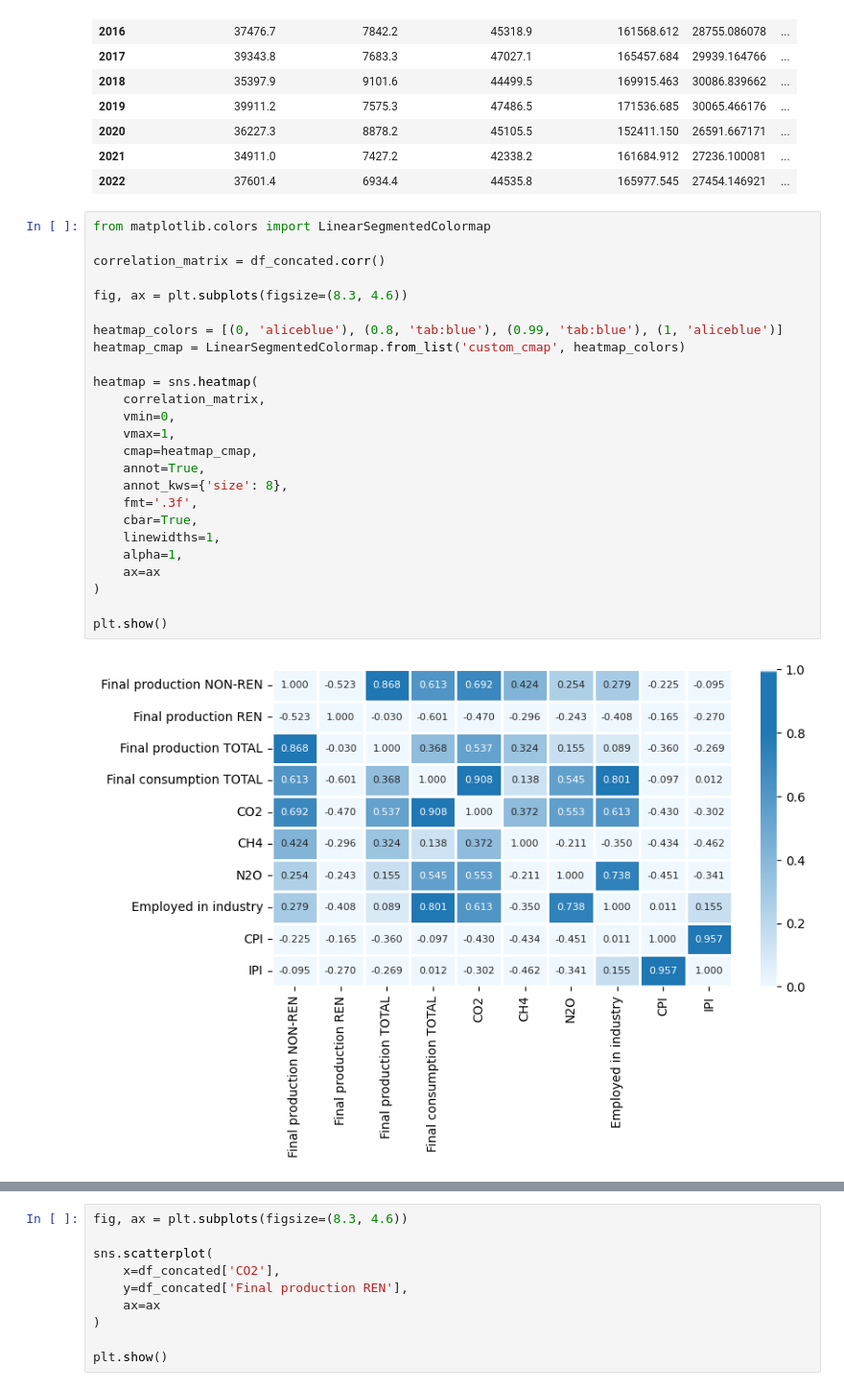
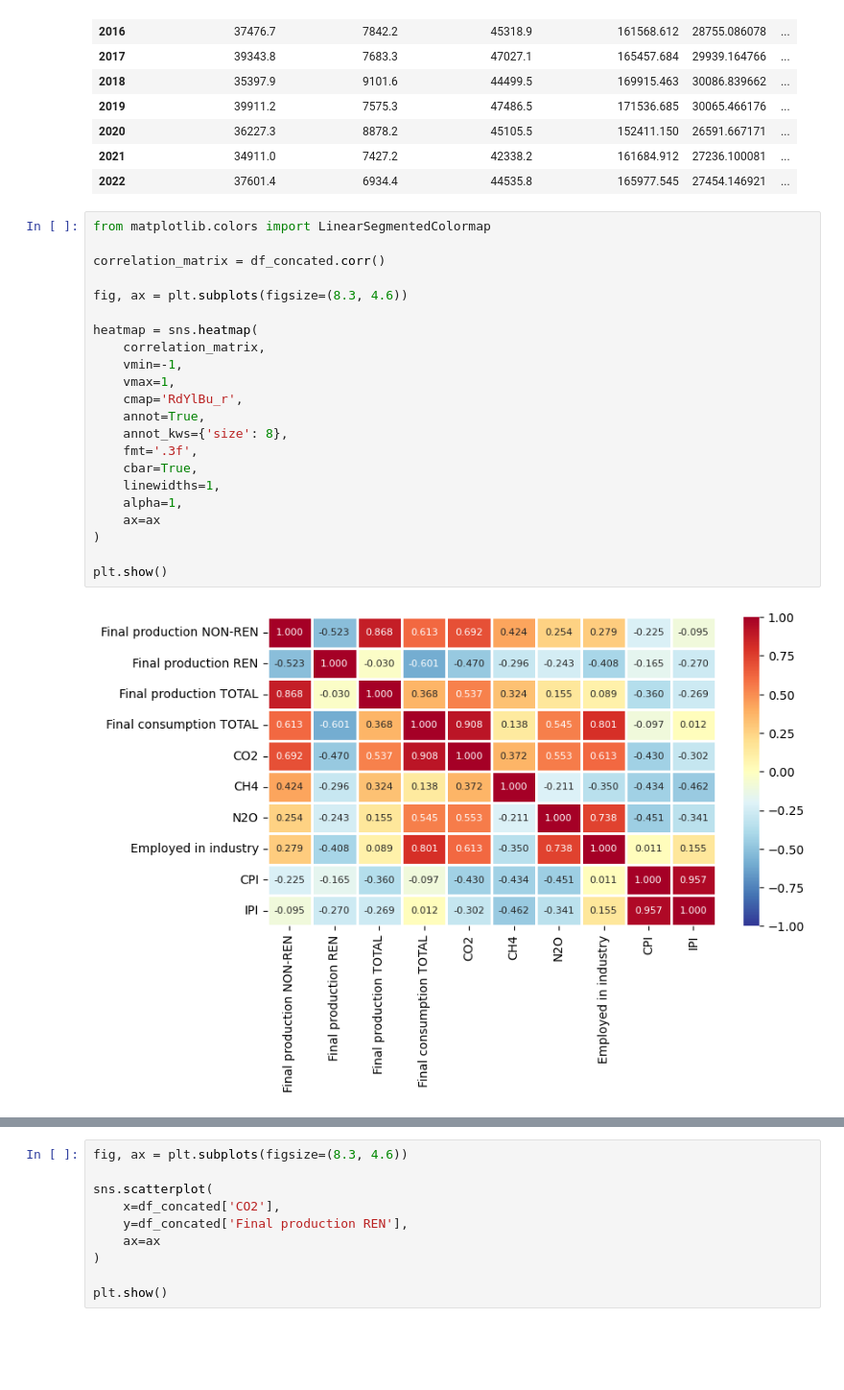
Before and after one commit to leocareer/DA_specialization, a Jupyter notebook: Sprint_10/S10_01.ipynb, the cells around one changed output, grey strips where cells are left out. Shown at 96% size. Saved outputs shown, nothing was run; the diff lists cells and outputs as text; blank space fills up the shorter version.

```diff
--- a/Sprint_10/S10_01.ipynb
+++ b/Sprint_10/S10_01.ipynb
@@ -195,27 +195,24 @@ df_concated
 # %%
 from matplotlib.colors import LinearSegmentedColormap
 
 correlation_matrix = df_concated.corr()
 
 fig, ax = plt.subplots(figsize=(8.3, 4.6))
 
-heatmap_colors = [(0, 'aliceblue'), (0.8, 'tab:blue'), (0.99, 'tab:blue'), (1, 'aliceblue')]
-heatmap_cmap = LinearSegmentedColormap.from_list('custom_cmap', heatmap_colors)
-
 heatmap = sns.heatmap(
     correlation_matrix,
-    vmin=0,
+    vmin=-1,
     vmax=1,
-    cmap=heatmap_cmap,
+    cmap='RdYlBu_r',
     annot=True,
     annot_kws={'size': 8},
     fmt='.3f',
     cbar=True,
     linewidths=1,
     alpha=1,
     ax=ax
 )
 
 plt.show()
 # %% [output]
-[figure, old version]
+[figure, new version]
```
Also changed, not shown: parts of 17 cells of this notebook.
